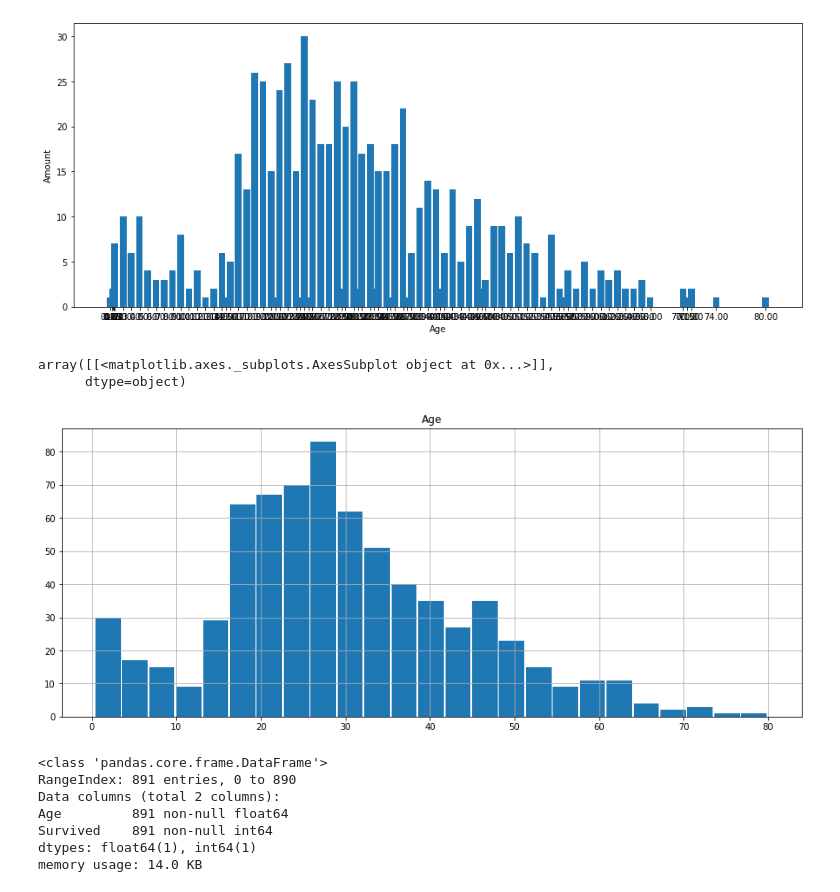
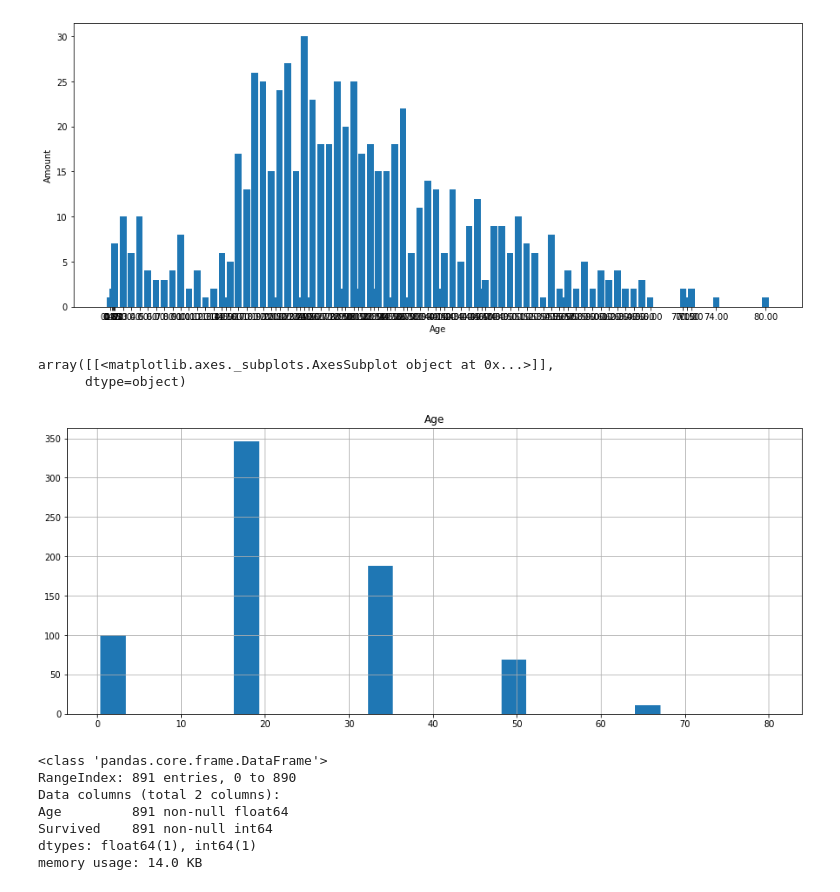
Before and after one commit to macwong/MachineLearning, a Jupyter notebook: Hands-On Machine Learning/Chapter 03 - Titanic.ipynb, the cells around one changed output. Saved outputs shown, nothing was run; the diff lists cells and outputs as text; code cells hidden in the pictures.

```diff
--- a/Hands-On Machine Learning/Chapter 03 - Titanic.ipynb
+++ b/Hands-On Machine Learning/Chapter 03 - Titanic.ipynb
@@ -114,11 +114,11 @@ plot_data(X_train, "Age", size=(15, 6))
 # %% [output]
 [figure]
 # %%
-X_train.hist("Age", bins=25, width=3, figsize=(15, 6))
+X_train.hist("Age", bins=5, width=3, figsize=(15, 6))
 # %% [output]
 array([[<matplotlib.axes._subplots.AxesSubplot object at 0x...>]],
       dtype=object)
-[figure, old version]
+[figure, new version]
 # %%
 age_data = pd.DataFrame(X_train["Age"].copy())
 age_data["Survived"] = y_train
```
Also changed, not shown: parts of 8 cells of this notebook.
